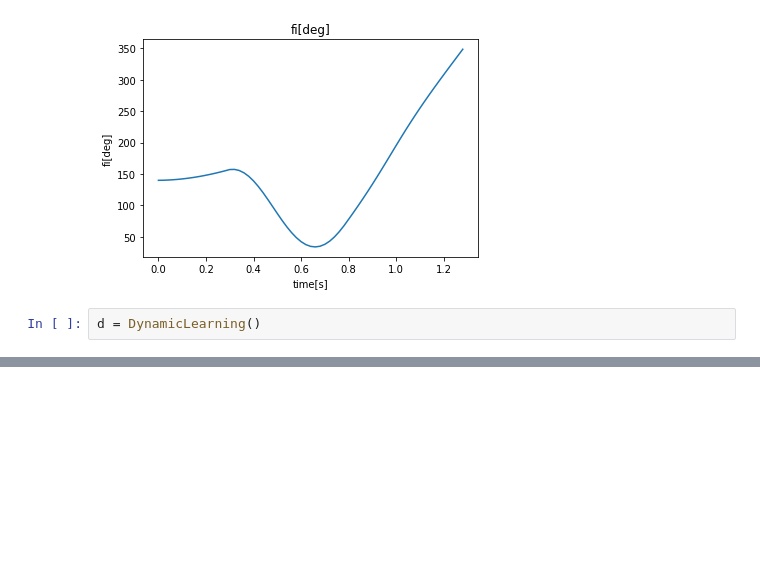
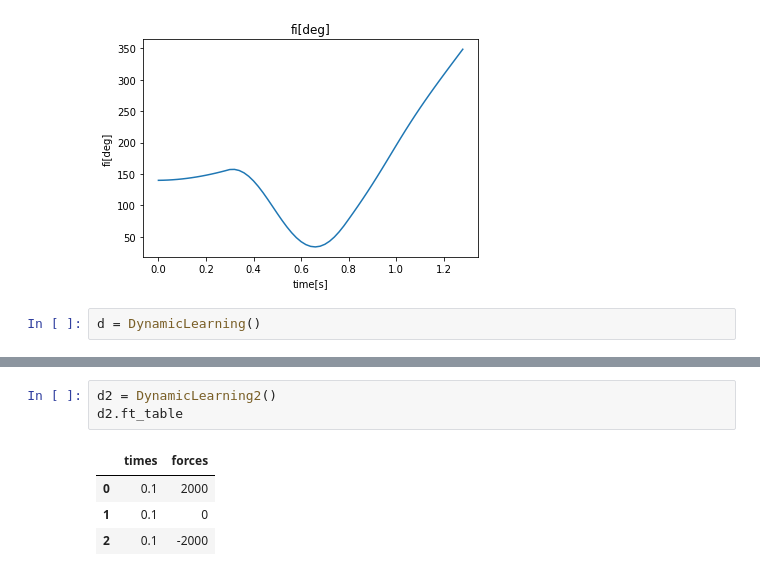
Before and after one commit to Slawomir8Mazur/Inverted-pendulum-AI-control, a Jupyter notebook: Reinforced_learning.ipynb, the cells around one changed output, grey strips where cells are left out. Saved outputs shown, nothing was run; the diff lists cells and outputs as text; blank space fills up the shorter version.

```diff
--- a/Reinforced_learning.ipynb
+++ b/Reinforced_learning.ipynb
@@ -248,0 +395,8 @@ d = DynamicLearning()
+# %%
+d2 = DynamicLearning2()
+d2.ft_table
+# %% [output]
+|  | times | forces |
+| 0 | 0.1 | 2000 |
+| 1 | 0.1 | 0 |
+| 2 | 0.1 | -2000 |
```
Also changed, not shown: parts of 9 cells of this notebook.
